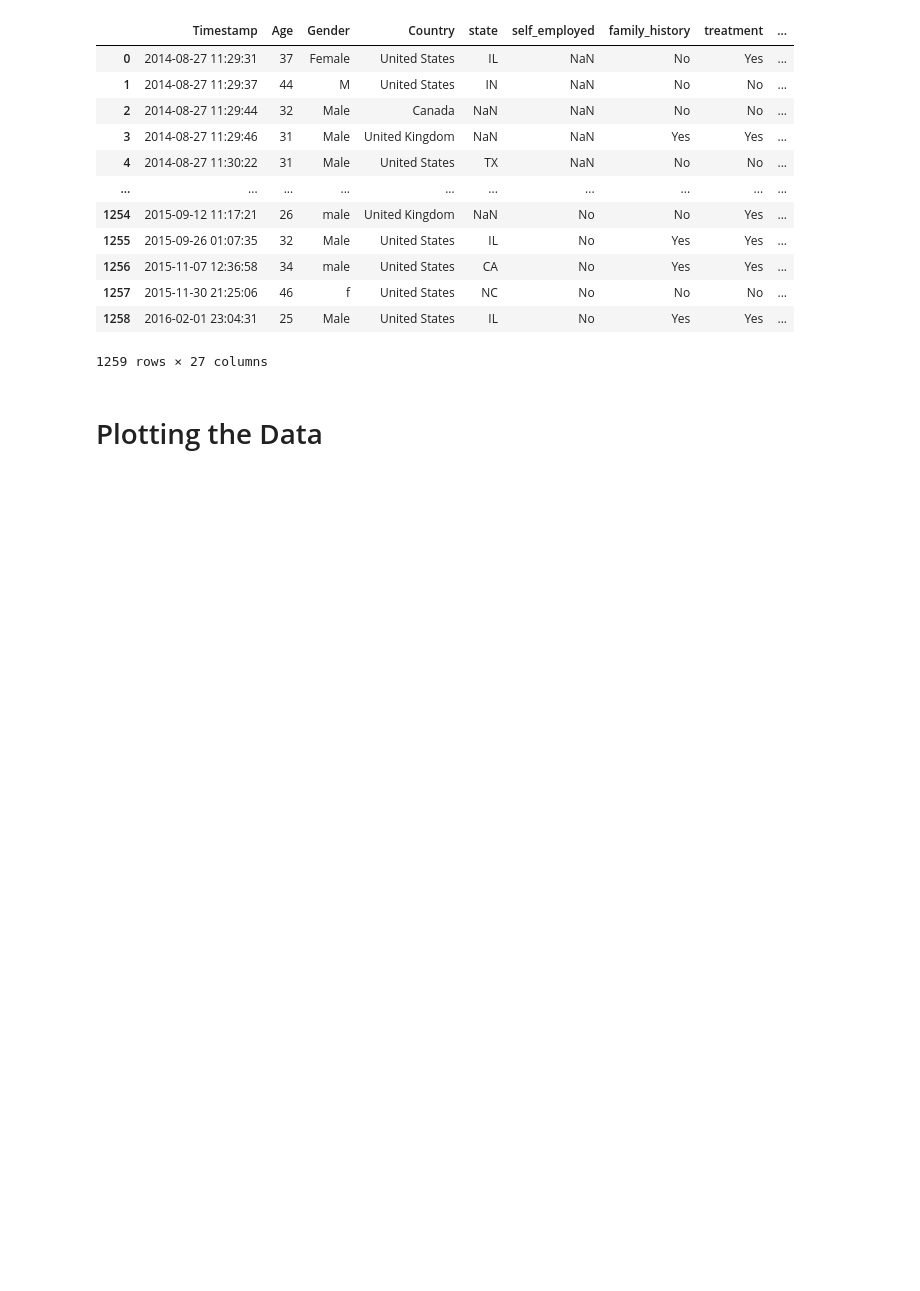
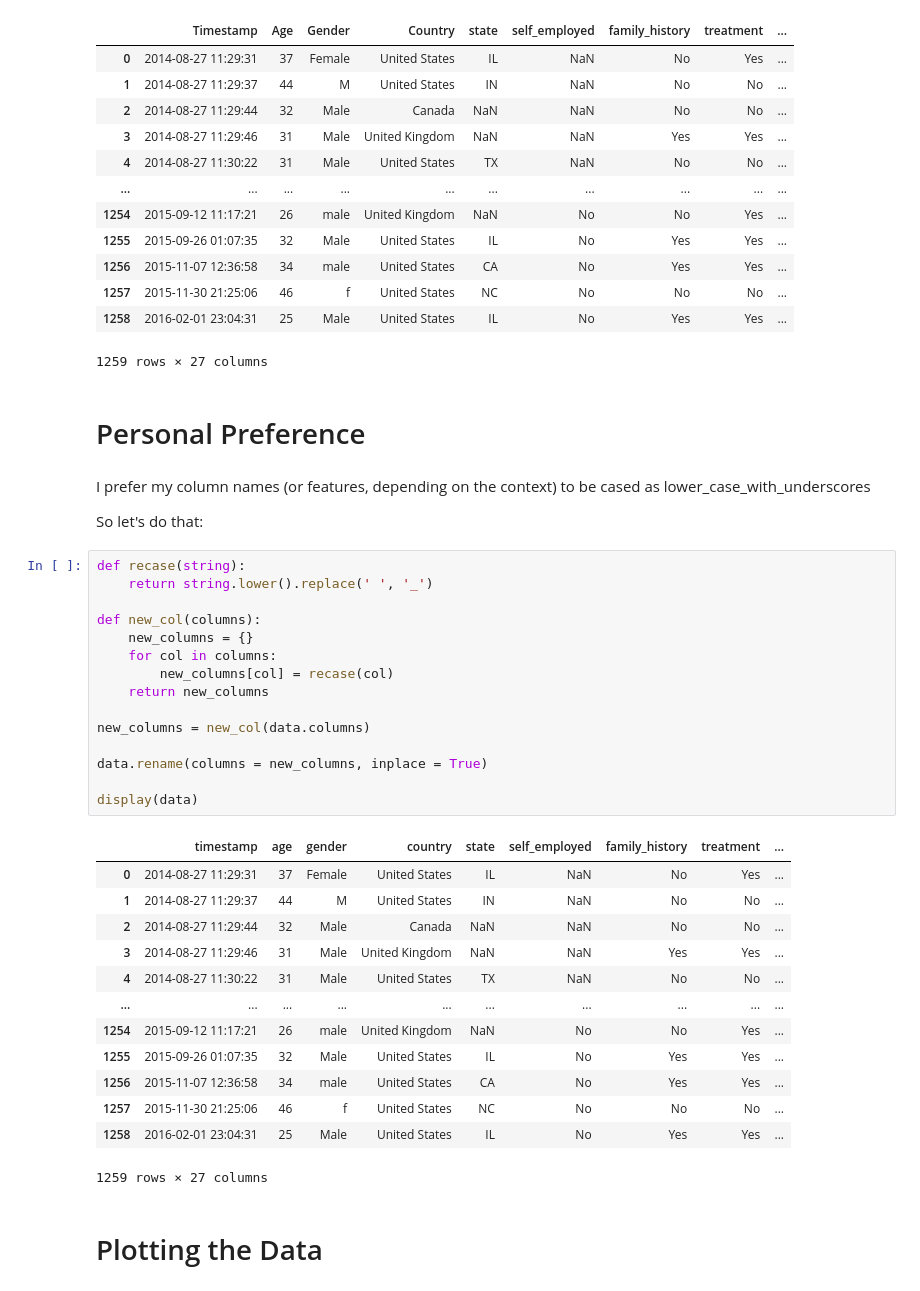
Before and after one commit to evan-freeman/data-science, a Jupyter notebook: Mental Health in Tech.ipynb, the cells around one changed output. Saved outputs shown, nothing was run; the diff lists cells and outputs as text; blank space fills up the shorter version.

```diff
--- a/Mental Health in Tech.ipynb
+++ b/Mental Health in Tech.ipynb
@@ -68,6 +68,41 @@ display(data)
 | 1257 | 2015-11-30 21:25:06 | 46 | f | United States | NC | No | No | No | ... |
 | 1258 | 2016-02-01 23:04:31 | 25 | Male | United States | IL | No | Yes | Yes | ... |
 1259 rows × 27 columns
+# %% [markdown]
+# Personal Preference
+# %% [markdown]
+I prefer my column names (or features, depending on the context) to be cased as lower_case_with_underscores
+
+So let's do that:
+# %%
+def recase(string):
+    return string.lower().replace(' ', '_')
+
+def new_col(columns):
+    new_columns = {}
+    for col in columns:
+        new_columns[col] = recase(col)
+    return new_columns
+
+new_columns = new_col(data.columns)
+
+data.rename(columns = new_columns, inplace = True)
+
+display(data)
+# %% [output]
+|  | timestamp | age | gender | country | state | self_employed | family_history | treatment | ... |
+| 0 | 2014-08-27 11:29:31 | 37 | Female | United States | IL | NaN | No | Yes | ... |
+| 1 | 2014-08-27 11:29:37 | 44 | M | United States | IN | NaN | No | No | ... |
+| 2 | 2014-08-27 11:29:44 | 32 | Male | Canada | NaN | NaN | No | No | ... |
+| 3 | 2014-08-27 11:29:46 | 31 | Male | United Kingdom | NaN | NaN | Yes | Yes | ... |
+| 4 | 2014-08-27 11:30:22 | 31 | Male | United States | TX | NaN | No | No | ... |
+| ... | ... | ... | ... | ... | ... | ... | ... | ... | ... |
+| 1254 | 2015-09-12 11:17:21 | 26 | male | United Kingdom | NaN | No | No | Yes | ... |
+| 1255 | 2015-09-26 01:07:35 | 32 | Male | United States | IL | No | Yes | Yes | ... |
+| 1256 | 2015-11-07 12:36:58 | 34 | male | United States | CA | No | Yes | Yes | ... |
+| 1257 | 2015-11-30 21:25:06 | 46 | f | United States | NC | No | No | No | ... |
+| 1258 | 2016-02-01 23:04:31 | 25 | Male | United States | IL | No | Yes | Yes | ... |
+1259 rows × 27 columns
 # %% [markdown]
 # Plotting the Data
 # %% [markdown]
```
Also changed, not shown: parts of 17 cells of this notebook.
